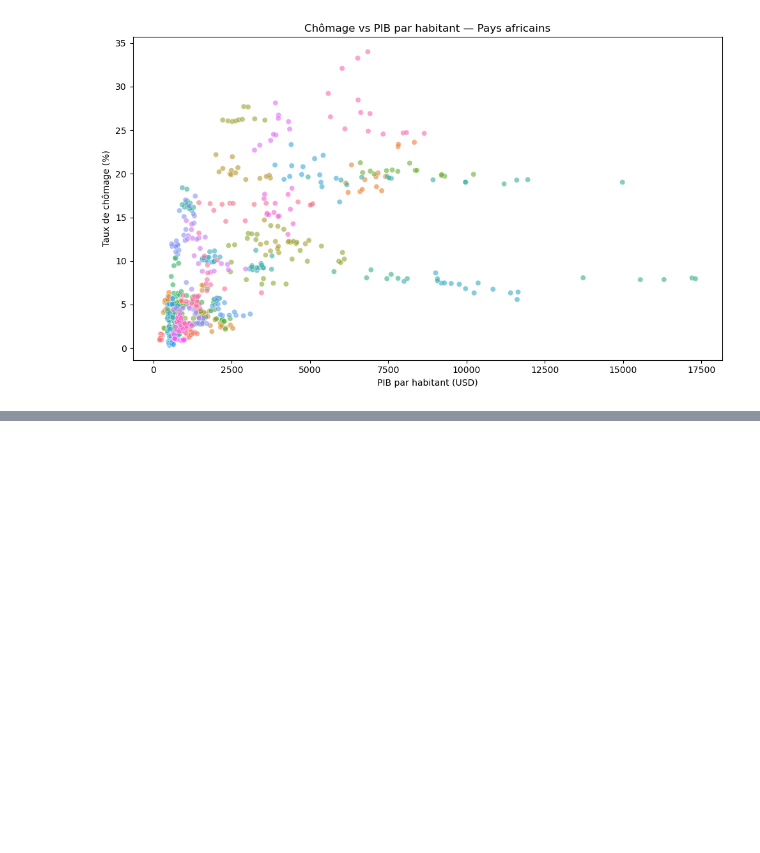
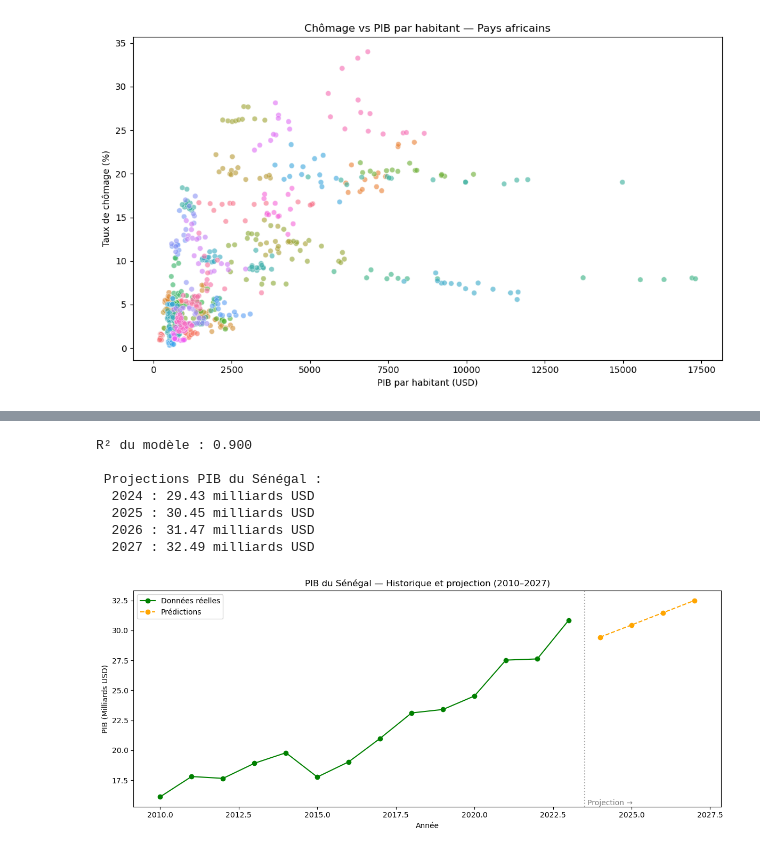
Before and after one commit to cdoumb/analyse_data_world_bank, a Jupyter notebook: analyse.ipynb, the cells around one changed output, grey strips where cells are left out. Saved outputs shown, nothing was run; the diff lists cells and outputs as text; code cells hidden in the pictures; blank space fills up the shorter version.

```diff
--- a/analyse.ipynb
+++ b/analyse.ipynb
@@ -274,0 +386,49 @@ Passing `palette` without assigning `hue` is deprecated and will be removed in v
+# %%
+from sklearn.linear_model import LinearRegression
+from sklearn.metrics import r2_score
+import numpy as np
+
+# Données Sénégal
+senegal_model = senegal.dropna(subset=['GDP (Current USD)']).copy()
+X = senegal_model[['year']]
+y = senegal_model['GDP (Current USD)']
+
+# Entraînement
+model = LinearRegression()
+model.fit(X, y)
+
+# Évaluation
+y_pred = model.predict(X)
+r2 = r2_score(y, y_pred)
+print(f"R² du modèle : {r2:.3f}")
+
+# Prédictions futures
+annees_futures = pd.DataFrame({'year': [2024, 2025, 2026, 2027]})
+predictions = model.predict(annees_futures)
+
+print("\n Projections PIB du Sénégal :")
+for annee, pred in zip([2024, 2025, 2026, 2027], predictions):
+    print(f"  {annee} : {pred/1e9:.2f} milliards USD")
+
+# Visualisation
+plt.figure(figsize=(12, 5))
+plt.plot(senegal_model['year'], y/1e9, marker='o', color='green', label='Données réelles')
+plt.plot([2024, 2025, 2026, 2027], predictions/1e9,
+         marker='o', linestyle='--', color='orange', label='Prédictions')
+plt.axvline(x=2023.5, color='gray', linestyle=':', alpha=0.7)
+plt.text(2023.6, y.max()/1e9 * 0.5, 'Projection →', color='gray', fontsize=10)
+plt.title("PIB du Sénégal — Historique et projection (2010–2027)")
+plt.xlabel("Année")
+plt.ylabel("PIB (Milliards USD)")
+plt.legend()
+plt.tight_layout()
+plt.show()
+# %% [output]
+R² du modèle : 0.900
+
+ Projections PIB du Sénégal :
+  2024 : 29.43 milliards USD
+  2025 : 30.45 milliards USD
+  2026 : 31.47 milliards USD
+  2027 : 32.49 milliards USD
+[figure, added]
```
Also changed, not shown: parts of 21 cells of this notebook, 1 other file.
